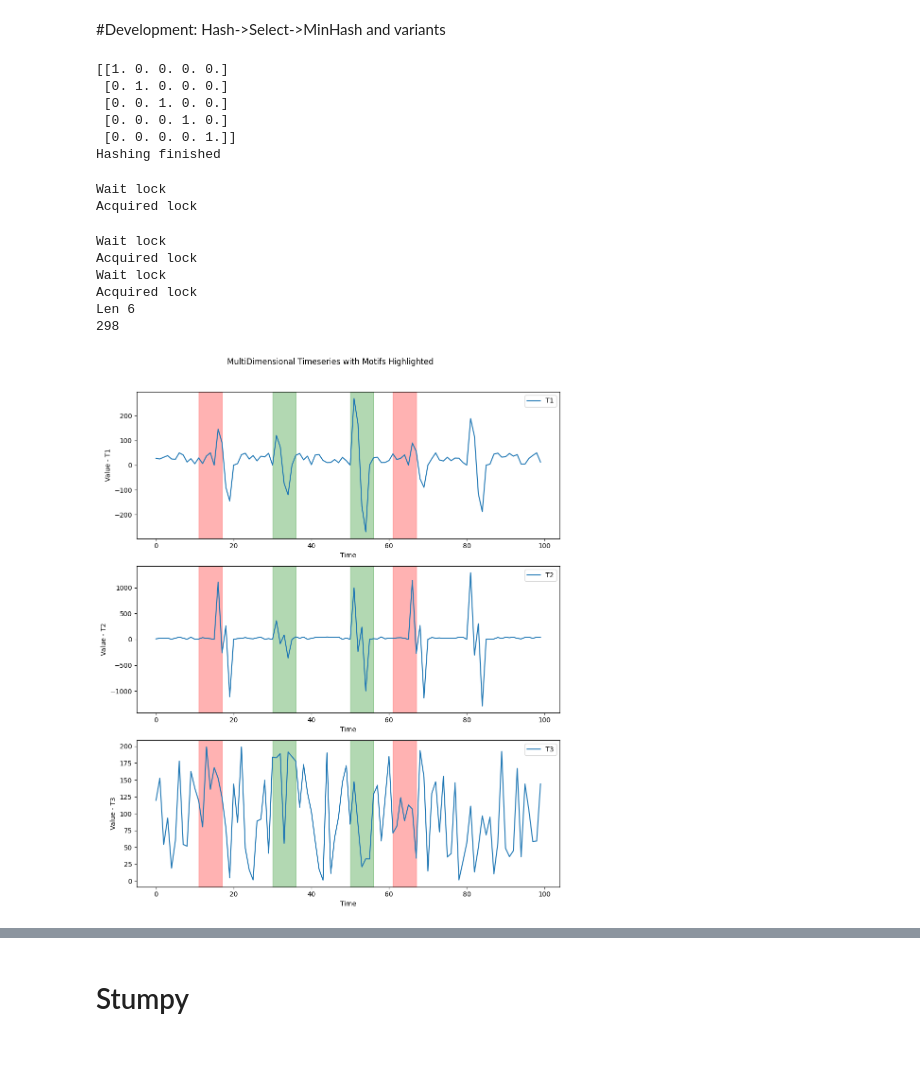
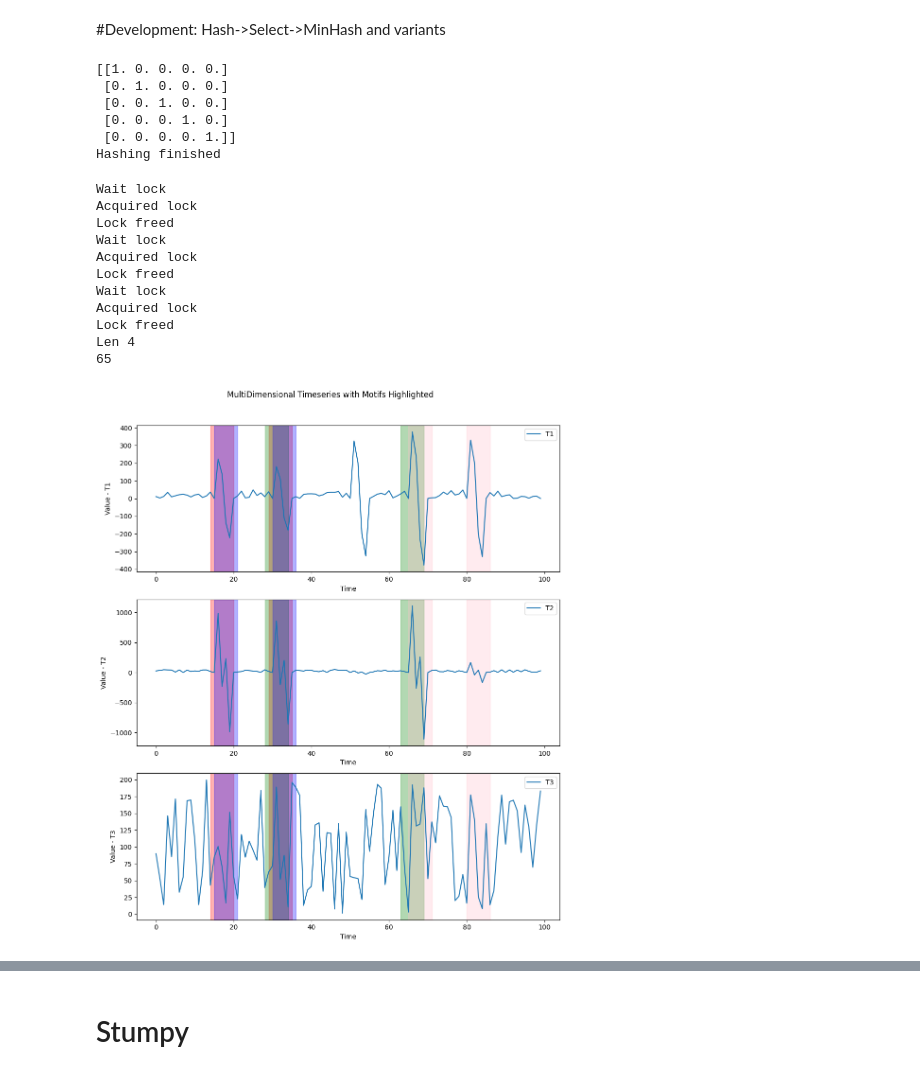
Before and after one commit to aidaLabDEI/LEIT-motifs, a Jupyter notebook: Motif_Discovery.ipynb, the cells around one changed output, grey strips where cells are left out. Cells and saved outputs as stored; diff of their text form; code cells hidden in the pictures.

```diff
--- a/Motif_Discovery.ipynb
+++ b/Motif_Discovery.ipynb
@@ -52,7 +52,8 @@ class WindowedTS:
     return self.stds[i]
 
 def euclidean_hash(data, rp):
-  return rp.hash_vector(data)
+  hash_str = rp.hash_vector(data)
+  return list(map(int, hash_str[0].split('_')))
 
 def z_normalized_euclidean_distance(ts1, ts2, indices, mean_ts1, std_ts1, mean_ts2, std_ts2):
     # Ensure both time series have the same dimensions
@@ -92,7 +93,7 @@ def find_collisions(lsh, query_signature):
     return result
 
 def truncate(arr, cut):
-  arr = np.array([x[:cut] for x in arr])
+  arr = arr[:len(arr)-1]
   return arr
 # %%
 #@title 1 Parallel S-RP-MP
@@ -602,45 +630,48 @@ for i, subsequence1 in enumerate(norm):
 print(jaccard_sim)
 
 # Find motifs
-motifs, dist_comp = pmotif_find2(timeseries_3d, window_size, projection_iter, k, 2, 4, lsh_threshold, 3, 32)
+motifs, dist_comp = pmotif_find3(timeseries_3d, window_size, projection_iter, k, 2, 4, lsh_threshold, 3, 32)
 motifs = motifs.queue
 print(dist_comp)
 # Plot the original time series and highlight the motifs, find the motifs in all the time series
 df = pd.DataFrame(timeseries_3d, columns=['T1', 'T2', 'T3'])
 
 # Plot 3 subplots, one for each dimension
 fig, axs = plt.subplots(3, 1, figsize=(10, 12))
 colors = ["red", "green", "blue", "pink", "cyan", "yellow", "orange", "gray", "purple"]
 for i, dimension in enumerate(['T1', 'T2', 'T3']):
     axs[i].plot(df[dimension], label=dimension)
     axs[i].set_xlabel("Time")
     axs[i].set_ylabel(f"Value - {dimension}")
     axs[i].legend()
 
     for idx, motif in enumerate(motifs):
         # Highlight the motifs in all dimensions
         for m in motif[1][1]:
             axs[i].axvspan(m, m + window_size, color=colors[idx], alpha=0.3)
 
 plt.suptitle("MultiDimensional Timeseries with Motifs Highlighted")
 plt.tight_layout(rect=[0, 0, 1, 0.96])
 plt.show()
 # %% [output]
 [[1. 0. 0. 0. 0.]
  [0. 1. 0. 0. 0.]
  [0. 0. 1. 0. 0.]
  [0. 0. 0. 1. 0.]
  [0. 0. 0. 0. 1.]]
 Hashing finished
 Wait lock
 Acquired lock
+Lock freed
+Wait lock
+Acquired lock
+Lock freed
+Wait lock
+Acquired lock
+Lock freed
+Len 4
+65
-Wait lock
-Acquired lock
-Wait lock
-Acquired lock
-Len 6
-298
-[figure, old version]
+[figure, new version]
 # %%
 #@title Example 2 - Priority
 import cProfile
```
Also changed, not shown: parts of 4 cells of this notebook.
